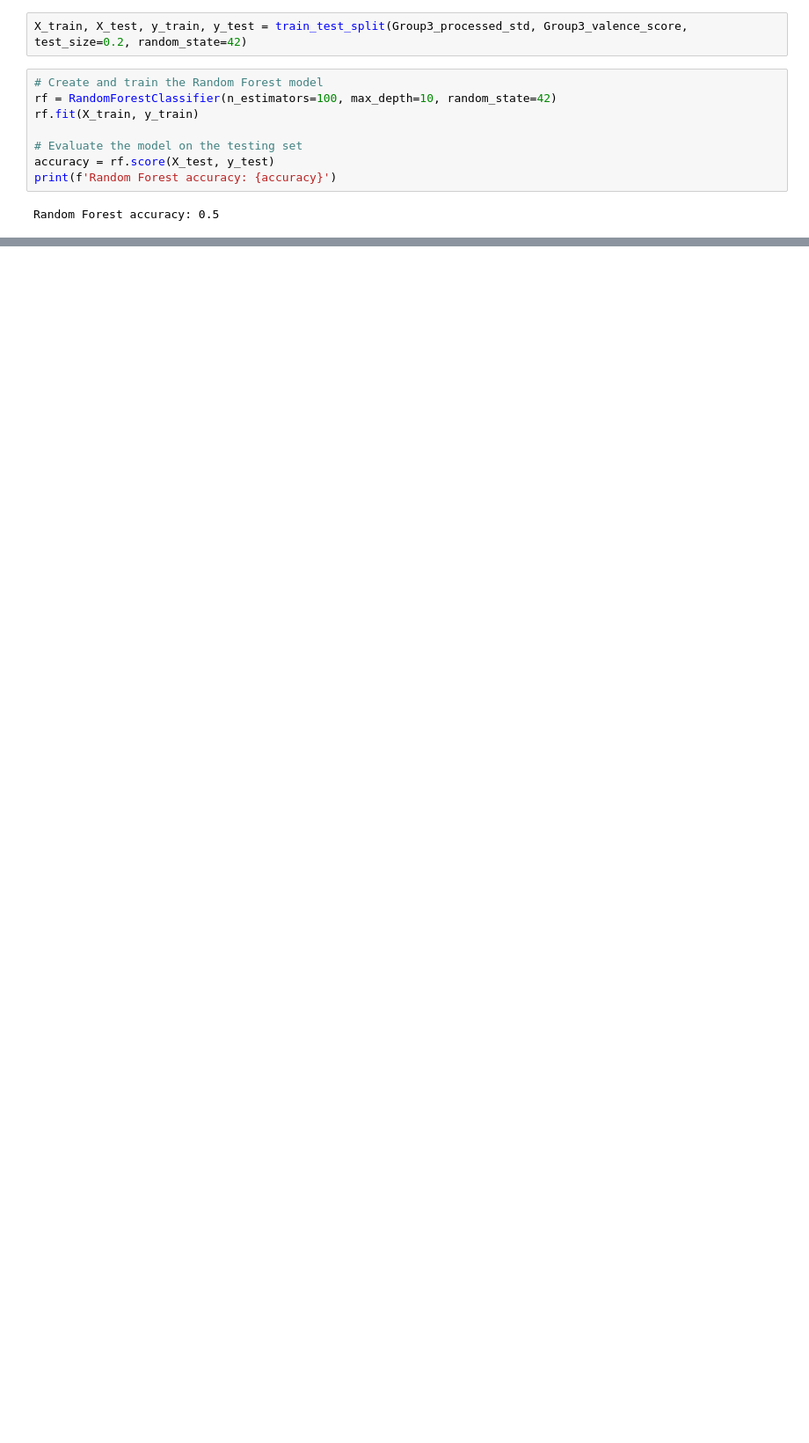
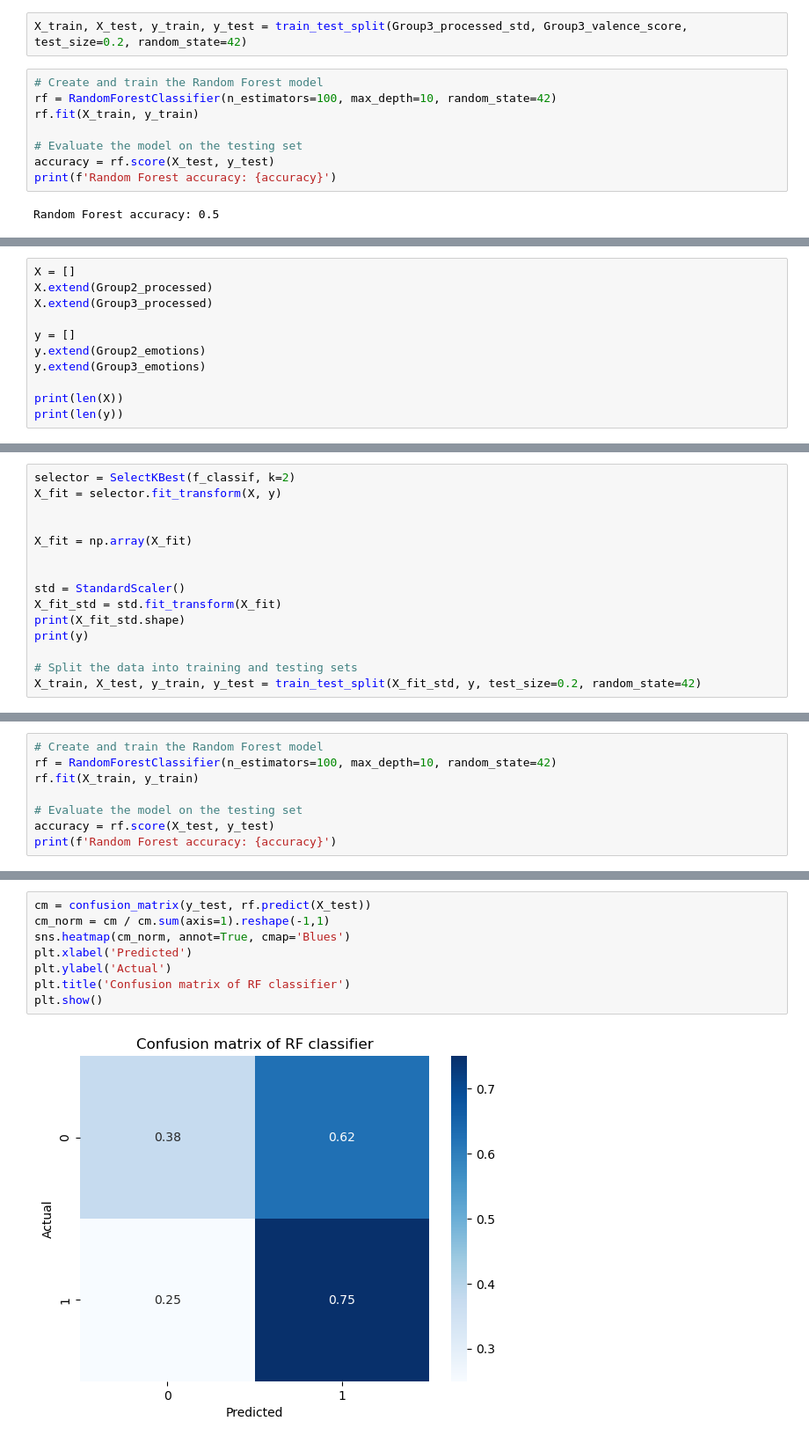
Before and after one commit to tomjefferis/ArtHeart, a Jupyter notebook: arthheart-ml.ipynb, the cells around one changed output, grey strips where cells are left out. Shown: that part at 88% size. Drawn from its saved outputs; the diff is of its cells as text; blank space fills up the shorter version.

```diff
--- a/arthheart-ml.ipynb
+++ b/arthheart-ml.ipynb
@@ -547,0 +756,11 @@ plt.show()
+# %%
+X = []
+X.extend(Group2_processed)
+X.extend(Group3_processed)
+
+y = []
+y.extend(Group2_emotions)
+y.extend(Group3_emotions)
+
+print(len(X))
+print(len(y))
@@ -547,0 +770,15 @@ plt.show()
+# %%
+selector = SelectKBest(f_classif, k=2)
+X_fit = selector.fit_transform(X, y)
+
+
+X_fit = np.array(X_fit)
+
+
+std = StandardScaler()
+X_fit_std = std.fit_transform(X_fit)
+print(X_fit_std.shape)
+print(y)
+
+# Split the data into training and testing sets
+X_train, X_test, y_train, y_test = train_test_split(X_fit_std, y, test_size=0.2, random_state=42)
@@ -547,0 +788,8 @@ plt.show()
+# %%
+# Create and train the Random Forest model
+rf = RandomForestClassifier(n_estimators=100, max_depth=10, random_state=42)
+rf.fit(X_train, y_train)
+
+# Evaluate the model on the testing set
+accuracy = rf.score(X_test, y_test)
+print(f'Random Forest accuracy: {accuracy}')
@@ -547,0 +798,10 @@ plt.show()
+# %%
+cm = confusion_matrix(y_test, rf.predict(X_test))
+cm_norm = cm / cm.sum(axis=1).reshape(-1,1)
+sns.heatmap(cm_norm, annot=True, cmap='Blues')
+plt.xlabel('Predicted')
+plt.ylabel('Actual')
+plt.title('Confusion matrix of RF classifier')
+plt.show()
+# %% [output]
+[figure, added]
```
Also changed, not shown: parts of 20 cells of this notebook, 3 other files.
